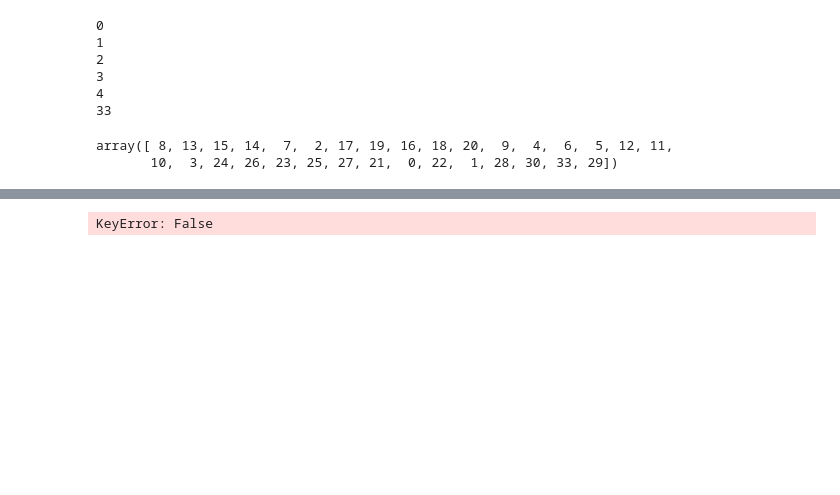
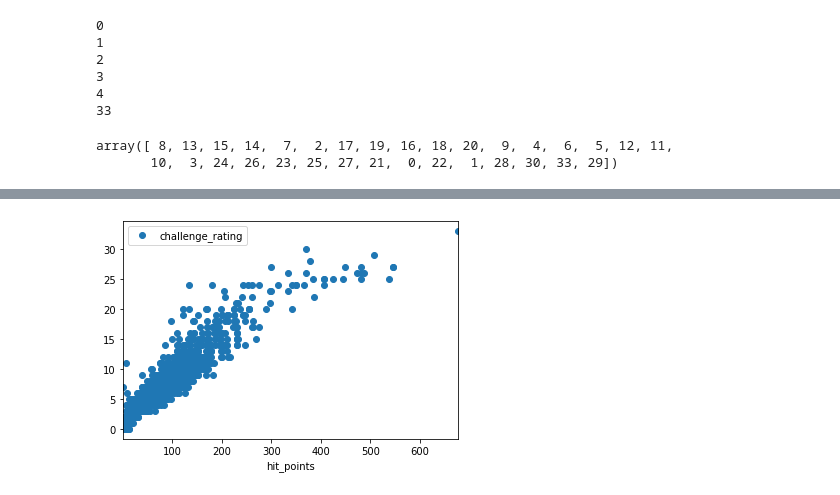
Before and after one commit to nhphillips5/DND_Monsters, a Jupyter notebook: project.ipynb, the cells around one changed output, grey strips where cells are left out. Saved outputs shown, nothing was run; the diff lists cells and outputs as text; code cells hidden in the pictures; blank space fills up the shorter version.

```diff
--- a/project.ipynb
+++ b/project.ipynb
@@ -62,3 +83,11 @@ mon.iloc[6]['spell_list']
+# %%
+mon['num_actions'] = mon['actions'].apply(lambda x: len(x))
+# %%
+mon['num_reactions'] = mon['reactions'].apply(lambda x: len(x))
+# %%
+mon['num_legendary_actions'] = mon['legendary_actions'].apply(lambda x: len(x))
+# %%
+mon['num_special_abilities'] = mon['special_abilities'].apply(lambda x: len(x))
 # %%
 mon1 = mon.drop(['slug', 'subtype','group', 'armor_desc', 'hit_dice', 'speed', 'skills', 'damage_vulnerabilities', 'damage_resistances', 'damage_immunities', 'condition_immunities', 'senses', 'languages', 'actions', 'reactions', 'legendary_desc','legendary_actions', 'special_abilities', 'spell_list','img_main', 'document__slug', 'document__title', 'document__license_url'], axis = 1)
 # %%
@@ -135,7 +164,7 @@ mon1.head()
 | 2 | Aboleth, Nihilith | Large | undead | chaotic evil | 17 | 135 | 21 | 9 | 15 | ... |
 | 3 | Abominable Beauty | Medium | fey | neutral evil | 18 | 187 | 17 | 18 | 18 | ... |
 | 4 | Accursed Defiler | Medium | undead | neutral evil | 12 | 75 | 19 | 14 | 17 | ... |
-# %%
-mon1[mon1['name' == 'Flesh Reaver']]
-# %% [output]
-KeyError: False
+# %%
+plot = mon1.plot(x='hit_points', y='challenge_rating', style='o')
+# %% [output]
+[figure, added]
```
Also changed, not shown: parts of 16 cells of this notebook, 1 other file.
